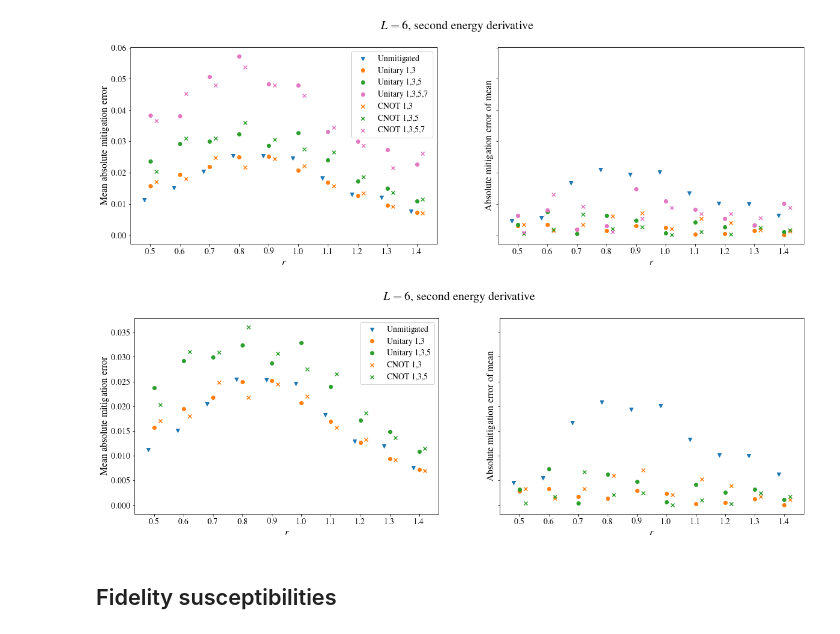
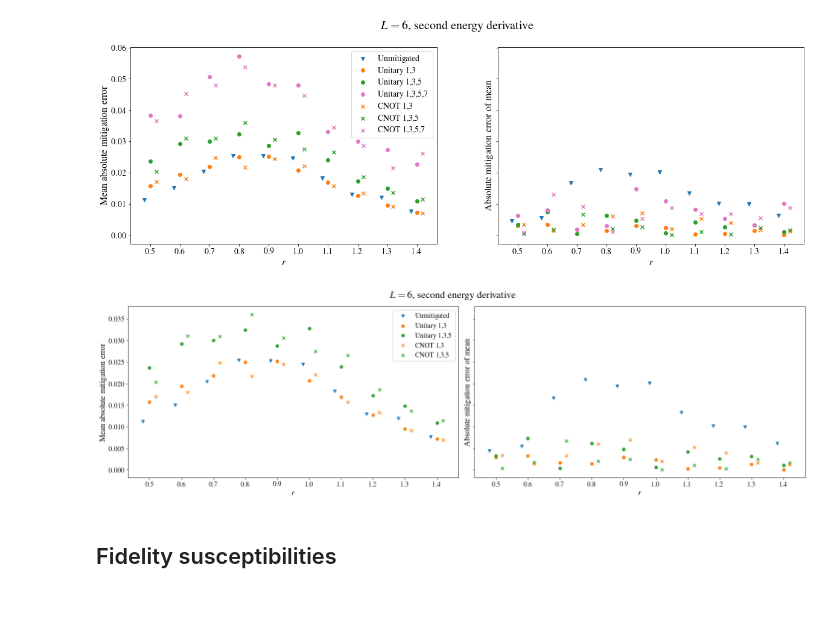
Before and after one commit to glassnotes/qcfs-autodiff, a Jupyter notebook: results-manila-noise-6spin/Plots-L6.ipynb, the cells around one changed output. Cells and saved outputs as stored; diff of their text form; code cells hidden in the pictures; blank space fills up the shorter version.

```diff
--- a/results-manila-noise-6spin/Plots-L6.ipynb
+++ b/results-manila-noise-6spin/Plots-L6.ipynb
@@ -116,11 +116,12 @@ Text(0.5, 0.98, '$L=6$,\t second energy derivative')
 # %%
 fig, ax = plt.subplots(1, 2, figsize=(20,6), sharey=True)
 make_mean_absolute_error_plot(ax[0], true_d2e, d2e_unitary[:-1], d2e_cnot[:-1])
 make_absolute_error_mean_plot(ax[1], true_d2e, d2e_unitary[:-1], d2e_cnot[:-1], legend=False)
 plt.suptitle(f"$L={L}$,\t second energy derivative", fontsize=20)
+plt.tight_layout()
 plt.savefig(f"l{L}_d2e_error.pdf")
 # %% [output]
-[figure, old version]
+[figure, new version]
 # %% [markdown]
 ## Fidelity susceptibilities
 # %%
```
Also changed, not shown: parts of 5 cells of this notebook, 14 other files.
